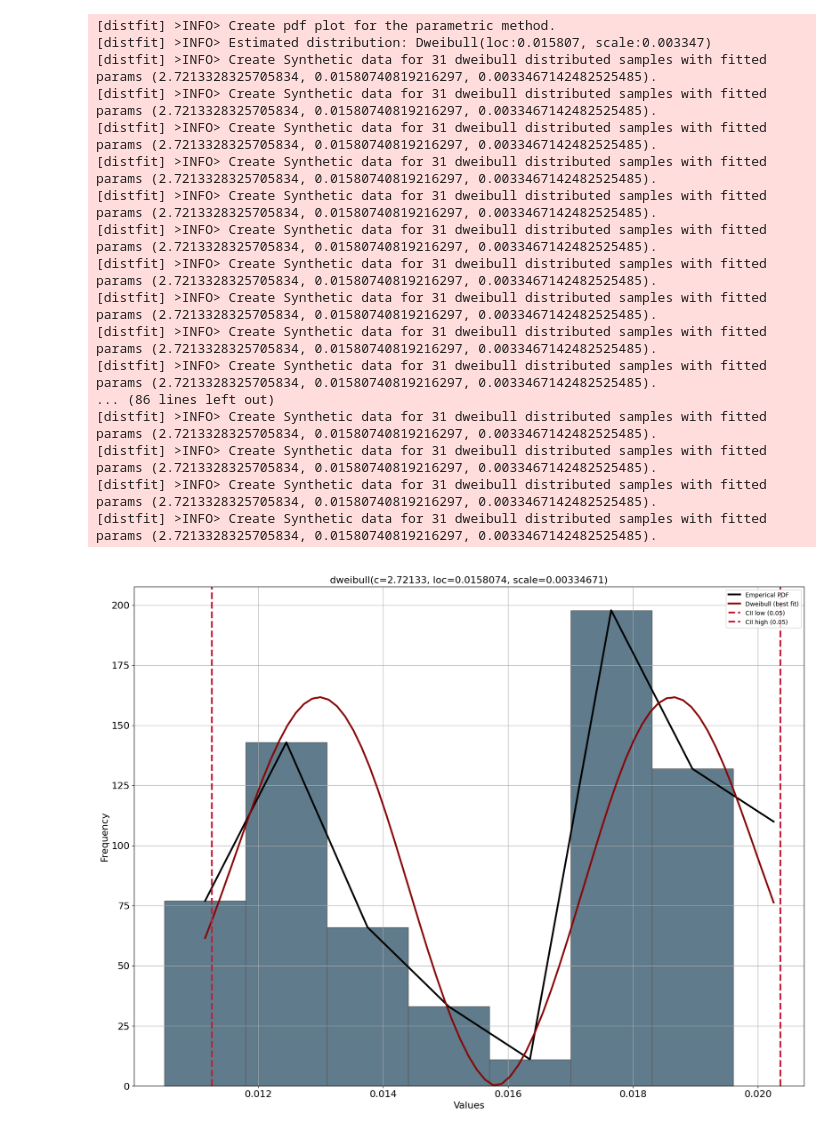
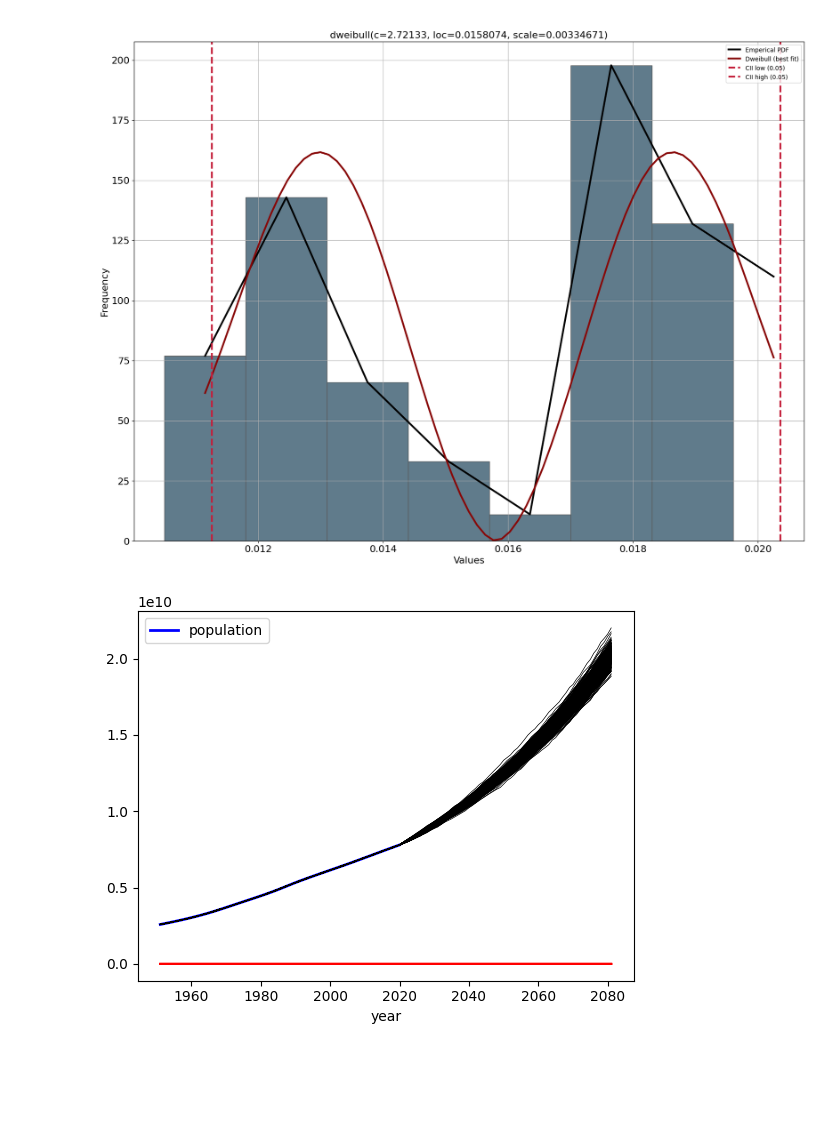
Before and after one commit to Voluptatemn/Population2023, a Jupyter notebook: Analysis.ipynb, the cells around one changed output. Saved outputs shown, nothing was run; the diff lists cells and outputs as text; code cells hidden in the pictures; blank space fills up the shorter version.

```diff
--- a/Analysis.ipynb
+++ b/Analysis.ipynb
@@ -414,8 +414,8 @@ if not done:
 
         fert_d[key] = c_s
 # %%
-def function (x, k, b):
-    y = b * np.exp(k * x)
+def function (x, l, k, b, start=1951):
+    y = l / (1 + b * np.exp(-k * (x-start)))
     return y
 # %%
 # construct the final graph
@@ -646,15 +646,64 @@ dist = distfit()
 dist.fit_transform(change_array)
 dist.plot()
 
-pred_year = 2050
-bin = 100
+pred_year = 2080
+bin = 300
 y = pred_year - 2020 + 1
 pred = []
-
 
 for i in range (bin):
     m_new = np.array(dist.generate(y)).astype('float')
     pred.append(m_new)
+
+year_array = np.array(year_array).astype('int')
+population_array = np.array(population_array).astype('float')
+
+df = pd.DataFrame({
+    'year': year_array,
+    'population': population_array
+})
+df.plot('year', 'population', color = 'blue', linewidth = 2)
+
+all_year_data = np.array([])
+all_pop_data = np.array([])
+
+for p in pred:
+    pop = np.copy(population_array)
+    year_copy = np.copy(year_array)
+    for growth in p:
+        pop = np.insert(pop, 0, pop[0]*(1+growth))
+        year_copy = np.insert(year_copy, 0, year_copy[0] + 1)
+    all_pop_data = np.concatenate((all_pop_data, pop), axis = 0)
+    all_year_data = np.concatenate((all_year_data, year_copy), axis = 0)
+    plt.plot(year_copy, pop, color = 'black', label = 'Prediction', alpha = 1, linewidth = 0.5)
+
+df = pd.DataFrame({
+    'year': all_year_data,
+    'pop': all_pop_data
+})
+
+quantile = [0.25, 0.5, 0.75]
+for q in quantile:
+
+    xdata = []
+    ydata = []
+
+    for year in df['year'].values:
+        working_df = df[df['year'] == year]
+        working_pop_array = working_df['pop'].values
+        q1 = np.quantile(working_pop_array, q)
+        xdata.append(year)
+        ydata.append(q1)
+
+    xdata = np.array(xdata)
+    ydata = np.array(ydata)
+
+    parameters, covariance = curve_fit(function, xdata, ydata)
+    fit_K = parameters[1]
+    fit_B = parameters[2]
+    fit_l = parameters[0]
+    fit_y = function(xdata, fit_l, fit_K, fit_B)
+    plt.plot(xdata, fit_y, '-', label = q, color = 'red')
 # %% [output]
 [distfit] >INFO> fit
 [distfit] >INFO> transform
@@ -685,18 +725,2 @@ for i in range (bin):
-[distfit] >INFO> Create pdf plot for the parametric method.
-[distfit] >INFO> Estimated distribution: Dweibull(loc:0.015807, scale:0.003347)
-[distfit] >INFO> Create Synthetic data for 31 dweibull distributed samples with fitted params (2.7213328325705834, 0.01580740819216297, 0.0033467142482525485).
-[distfit] >INFO> Create Synthetic data for 31 dweibull distributed samples with fitted params (2.7213328325705834, 0.01580740819216297, 0.0033467142482525485).
-[distfit] >INFO> Create Synthetic data for 31 dweibull distributed samples with fitted params (2.7213328325705834, 0.01580740819216297, 0.0033467142482525485).
-[distfit] >INFO> Create Synthetic data for 31 dweibull distributed samples with fitted params (2.7213328325705834, 0.01580740819216297, 0.0033467142482525485).
-[distfit] >INFO> Create Synthetic data for 31 dweibull distributed samples with fitted params (2.7213328325705834, 0.01580740819216297, 0.0033467142482525485).
-[distfit] >INFO> Create Synthetic data for 31 dweibull distributed samples with fitted params (2.7213328325705834, 0.01580740819216297, 0.0033467142482525485).
-[distfit] >INFO> Create Synthetic data for 31 dweibull distributed samples with fitted params (2.7213328325705834, 0.01580740819216297, 0.0033467142482525485).
-[distfit] >INFO> Create Synthetic data for 31 dweibull distributed samples with fitted params (2.7213328325705834, 0.01580740819216297, 0.0033467142482525485).
-[distfit] >INFO> Create Synthetic data for 31 dweibull distributed samples with fitted params (2.7213328325705834, 0.01580740819216297, 0.0033467142482525485).
-[distfit] >INFO> Create Synthetic data for 31 dweibull distributed samples with fitted params (2.7213328325705834, 0.01580740819216297, 0.0033467142482525485).
-... (86 lines left out)
-[distfit] >INFO> Create Synthetic data for 31 dweibull distributed samples with fitted params (2.7213328325705834, 0.01580740819216297, 0.0033467142482525485).
-[distfit] >INFO> Create Synthetic data for 31 dweibull distributed samples with fitted params (2.7213328325705834, 0.01580740819216297, 0.0033467142482525485).
-[distfit] >INFO> Create Synthetic data for 31 dweibull distributed samples with fitted params (2.7213328325705834, 0.01580740819216297, 0.0033467142482525485).
-[distfit] >INFO> Create Synthetic data for 31 dweibull distributed samples with fitted params (2.7213328325705834, 0.01580740819216297, 0.0033467142482525485).
 [figure]
+[figure, added]
```
Also changed, not shown: parts of 3 cells of this notebook.
